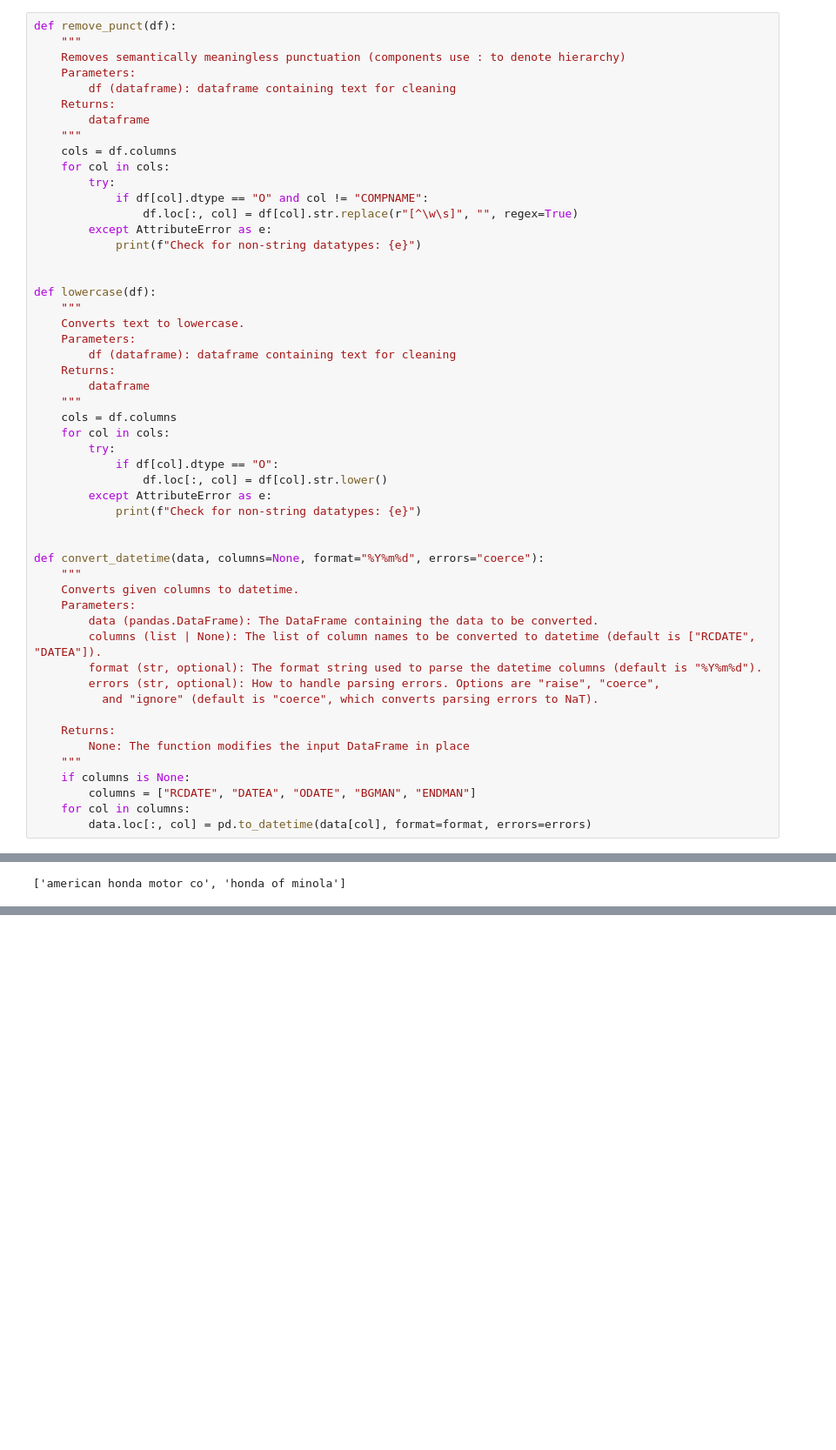
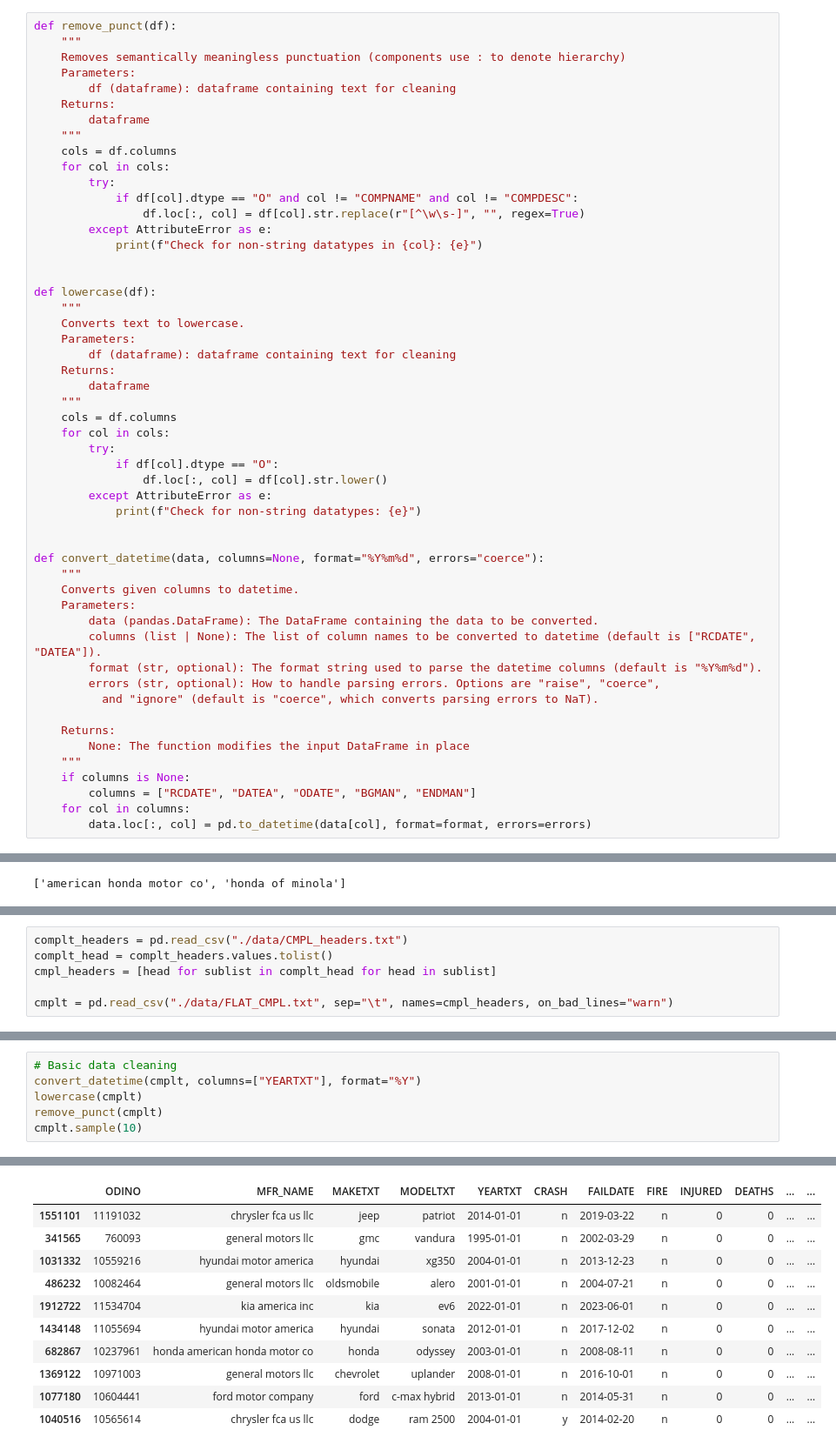
Before and after one commit to prithvidasgupta/si671, a Jupyter notebook: pm_parts_nb.ipynb, the cells around one changed output, grey strips where cells are left out. Shown at 87% size. Drawn from its saved outputs; the diff is of its cells as text; blank space fills up the shorter version.

Commit message:
Clean complaints and split components

```diff
--- a/pm_parts_nb.ipynb
+++ b/pm_parts_nb.ipynb
@@ -14,10 +14,10 @@ def remove_punct(df):
     cols = df.columns
     for col in cols:
         try:
-            if df[col].dtype == "O" and col != "COMPNAME":
-                df.loc[:, col] = df[col].str.replace(r"[^\w\s]", "", regex=True)
+            if df[col].dtype == "O" and col != "COMPNAME" and col != "COMPDESC":
+                df.loc[:, col] = df[col].str.replace(r"[^\w\s-]", "", regex=True)
         except AttributeError as e:
-            print(f"Check for non-string datatypes: {e}")
+            print(f"Check for non-string datatypes in {col}: {e}")
 
 
 def lowercase(df):
@@ -291,0 +379,6 @@ rcl_common_compnames
+# %%
+complt_headers = pd.read_csv("./data/CMPL_headers.txt")
+complt_head = complt_headers.values.tolist()
+cmpl_headers = [head for sublist in complt_head for head in sublist]
+
+cmplt = pd.read_csv("./data/FLAT_CMPL.txt", sep="\t", names=cmpl_headers, on_bad_lines="warn")
@@ -291,0 +445,7 @@ rcl_common_compnames
+# %%
+# Basic data cleaning
+convert_datetime(cmplt, columns=["YEARTXT"], format="%Y")
+lowercase(cmplt)
+remove_punct(cmplt)
+cmplt.sample(10)
+# %% [output]
@@ -291,0 +456,11 @@ rcl_common_compnames
+|  | ODINO | MFR_NAME | MAKETXT | MODELTXT | YEARTXT | CRASH | FAILDATE | FIRE | INJURED | DEATHS | ... | ... |
+| 1551101 | 11191032 | chrysler fca us llc | jeep | patriot | 2014-01-01 | n | 2019-03-22 | n | 0 | 0 | ... | ... |
+| 341565 | 760093 | general motors llc | gmc | vandura | 1995-01-01 | n | 2002-03-29 | n | 0 | 0 | ... | ... |
+| 1031332 | 10559216 | hyundai motor america | hyundai | xg350 | 2004-01-01 | n | 2013-12-23 | n | 0 | 0 | ... | ... |
+| 486232 | 10082464 | general motors llc | oldsmobile | alero | 2001-01-01 | n | 2004-07-21 | n | 0 | 0 | ... | ... |
+| 1912722 | 11534704 | kia america inc | kia | ev6 | 2022-01-01 | n | 2023-06-01 | n | 0 | 0 | ... | ... |
+| 1434148 | 11055694 | hyundai motor america | hyundai | sonata | 2012-01-01 | n | 2017-12-02 | n | 0 | 0 | ... | ... |
+| 682867 | 10237961 | honda american honda motor co | honda | odyssey | 2003-01-01 | n | 2008-08-11 | n | 0 | 0 | ... | ... |
+| 1369122 | 10971003 | general motors llc | chevrolet | uplander | 2008-01-01 | n | 2016-10-01 | n | 0 | 0 | ... | ... |
+| 1077180 | 10604441 | ford motor company | ford | c-max hybrid | 2013-01-01 | n | 2014-05-31 | n | 0 | 0 | ... | ... |
+| 1040516 | 10565614 | chrysler fca us llc | dodge | ram 2500 | 2004-01-01 | y | 2014-02-20 | n | 0 | 0 | ... | ... |
```
Also changed, not shown: parts of 38 cells of this notebook, 1 other file.
